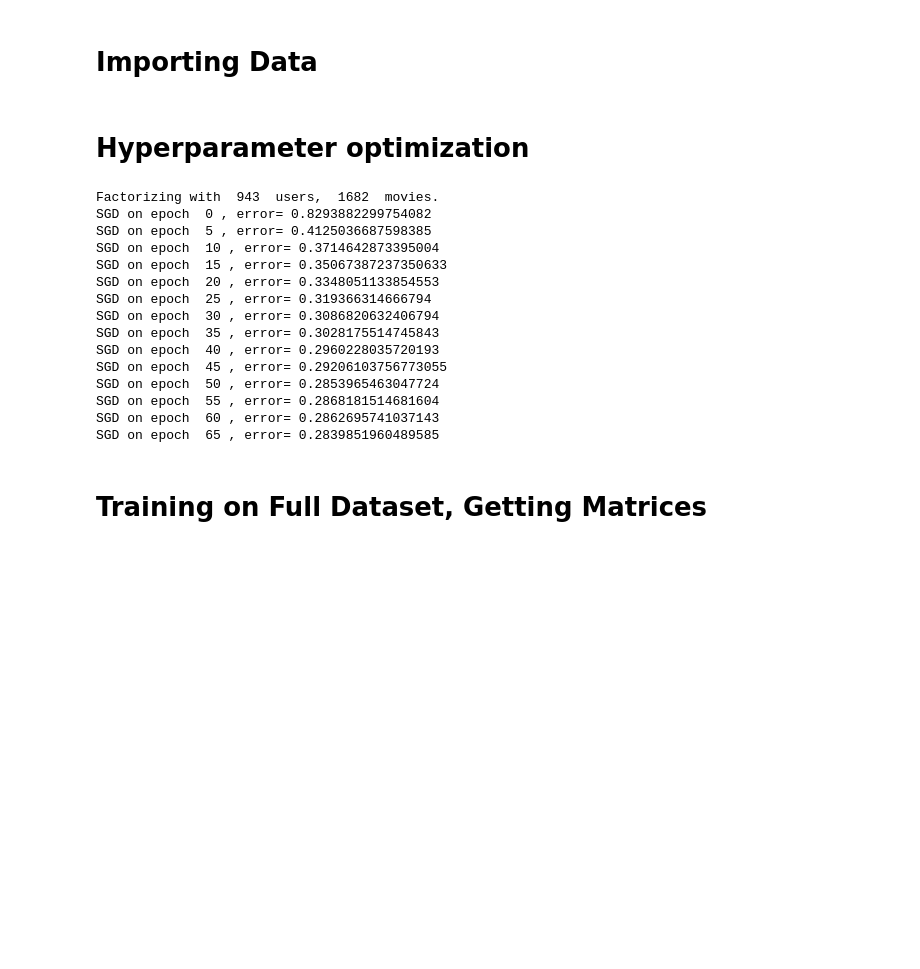
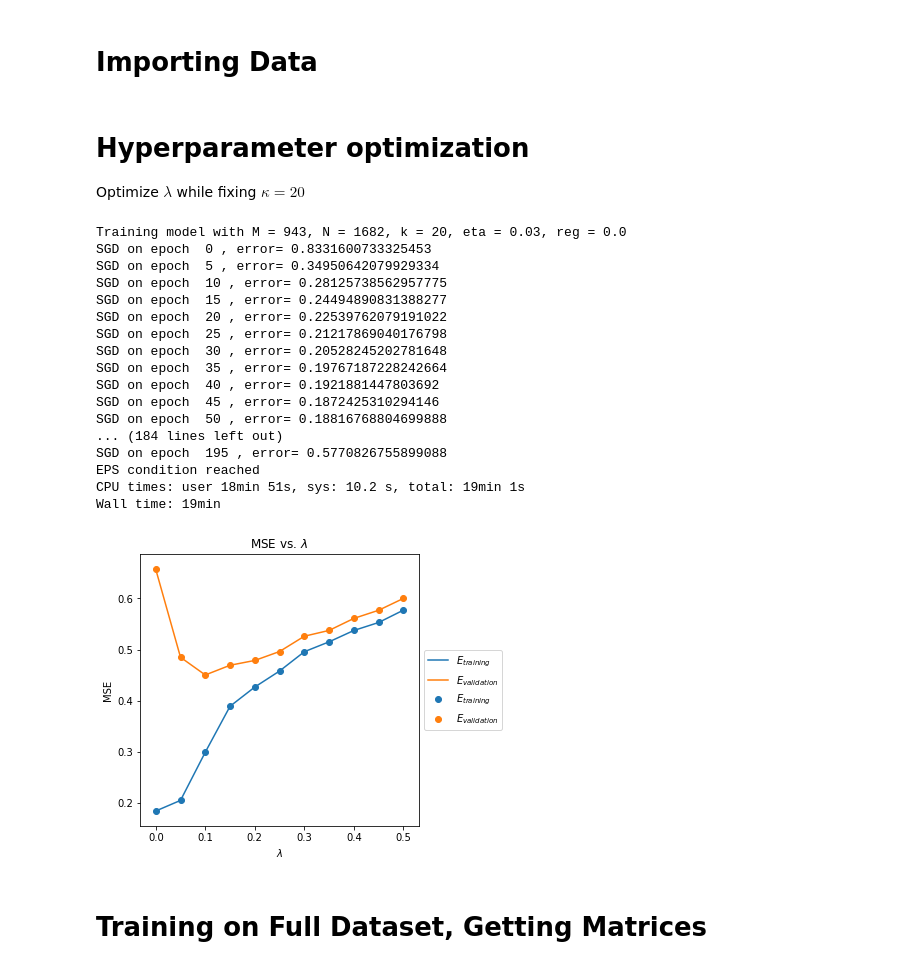
Before and after one commit to miladtaghavi/Miniproject2, a Jupyter notebook: Factorization_NoBias_ZC.ipynb, the cells around one changed output. Drawn from its saved outputs; the diff is of its cells as text; code cells hidden in the pictures; blank space fills up the shorter version.

```diff
--- a/Factorization_NoBias_ZC.ipynb
+++ b/Factorization_NoBias_ZC.ipynb
@@ -108,35 +134,65 @@ def train_model(M, N, K, eta, reg, Y, eps=0.0001, max_epochs=300):
 full = np.loadtxt("./data/data.txt")
 # %% [markdown]
 # Hyperparameter optimization
+
+Optimize $\lambda$ while fixing $\kappa=20$
 # %%
 %%time
-# Test out the latent model
+# Plotting code implementations for problem 2E
 Y_train = np.loadtxt('./data/train.txt').astype(int)
 Y_test = np.loadtxt('./data/test.txt').astype(int)
 
 M = max(max(Y_train[:,0]), max(Y_test[:,0])).astype(int) # users
 N = max(max(Y_train[:,1]), max(Y_test[:,1])).astype(int) # movies
-print("Factorizing with ", M, " users, ", N, " movies.")
-Ks = [10,20,30,50,100]
+K = 20
 
-reg = 0.1
+regs = np.linspace(0,0.5,11)
 eta = 0.03 # learning rate
-U,V,err = train_model(M, N, Ks[1], eta, reg, Y_train)
+
+E_train = []
+E_val = []
+# Use to compute Ein and Eout
+for reg in regs:
+    print("Training model with M = %s, N = %s, k = %s, eta = %s, reg = %s"%(M, N, K, eta, reg))
+    U,V, e_in = train_model(M, N, K, eta, reg, Y_train)
+    E_train.append(e_in)
+    eout = get_err(U, V, Y_test)
+    E_val.append(eout)
+
+E_train = np.array(E_train)
+E_val = np.array(E_val)
 # %% [output]
-Factorizing with  943  users,  1682  movies.
-SGD on epoch  0 , error= 0.8293882299754082
-SGD on epoch  5 , error= 0.4125036687598385
-SGD on epoch  10 , error= 0.3714642873395004
-SGD on epoch  15 , error= 0.35067387237350633
-SGD on epoch  20 , error= 0.3348051133854553
-SGD on epoch  25 , error= 0.319366314666794
-SGD on epoch  30 , error= 0.3086820632406794
-SGD on epoch  35 , error= 0.3028175514745843
-SGD on epoch  40 , error= 0.2960228035720193
-SGD on epoch  45 , error= 0.29206103756773055
-SGD on epoch  50 , error= 0.2853965463047724
-SGD on epoch  55 , error= 0.2868181514681604
-SGD on epoch  60 , error= 0.2862695741037143
-SGD on epoch  65 , error= 0.2839851960489585
+Training model with M = 943, N = 1682, k = 20, eta = 0.03, reg = 0.0
+SGD on epoch  0 , error= 0.8331600733325453
+SGD on epoch  5 , error= 0.34950642079929334
+SGD on epoch  10 , error= 0.28125738562957775
+SGD on epoch  15 , error= 0.24494890831388277
+SGD on epoch  20 , error= 0.22539762079191022
+SGD on epoch  25 , error= 0.21217869040176798
+SGD on epoch  30 , error= 0.20528245202781648
+SGD on epoch  35 , error= 0.19767187228242664
+SGD on epoch  40 , error= 0.1921881447803692
+SGD on epoch  45 , error= 0.1872425310294146
+SGD on epoch  50 , error= 0.18816768804699888
+... (184 lines left out)
+SGD on epoch  195 , error= 0.5770826755899088
+EPS condition reached
+CPU times: user 18min 51s, sys: 10.2 s, total: 19min 1s
+Wall time: 19min
+# %%
+# Plot values of E_in across k for each value of lambda
+plt.figure(1,figsize=(5,5))
+plt.plot(regs, E_train, label='$E_{training}$')
+plt.scatter(regs, E_train, label='$E_{training}$')
+plt.plot(regs, E_val, label='$E_{validation}$')
+plt.scatter(regs, E_val, label='$E_{validation}$')
+plt.title('MSE vs. $\lambda$')
+plt.xlabel('$\lambda$')
+plt.ylabel('MSE')
+plt.legend(loc='center left', bbox_to_anchor=(1, 0.5))
+plt.savefig('MatrixFactor_hw.png',bbox_inches='tight')
+plt.show()
+# %% [output]
+[figure, added]
 # %% [markdown]
 # Training on Full Dataset, Getting Matrices
```
Also changed, not shown: parts of 7 cells of this notebook.
